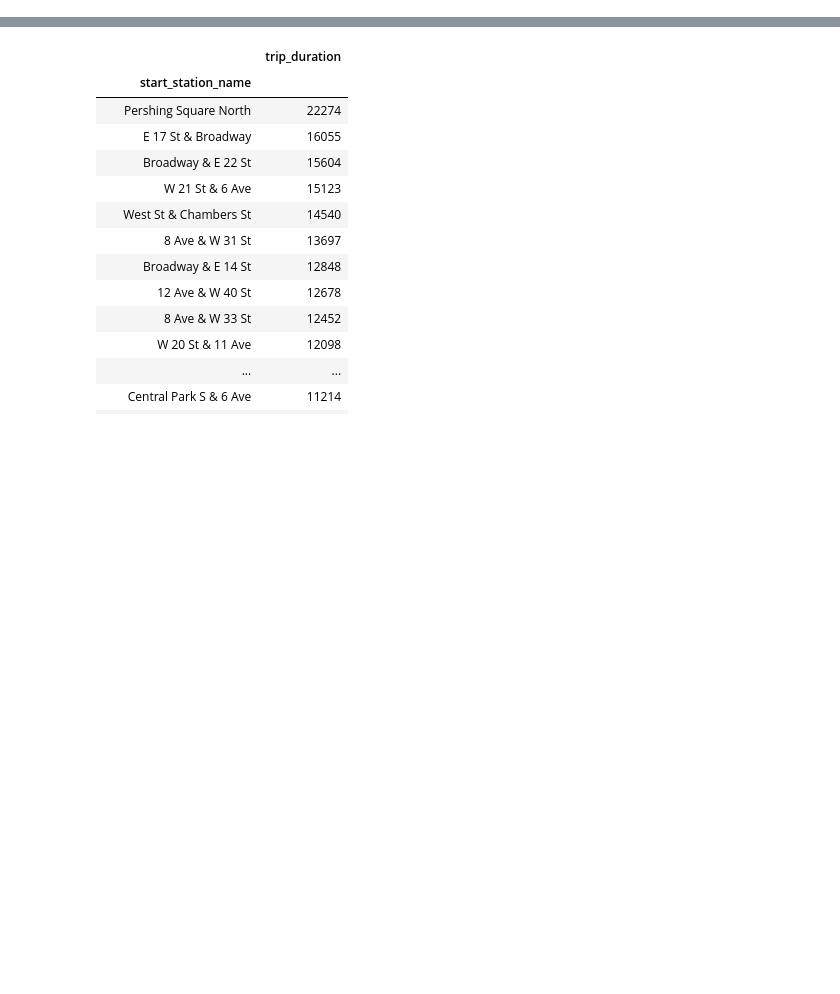
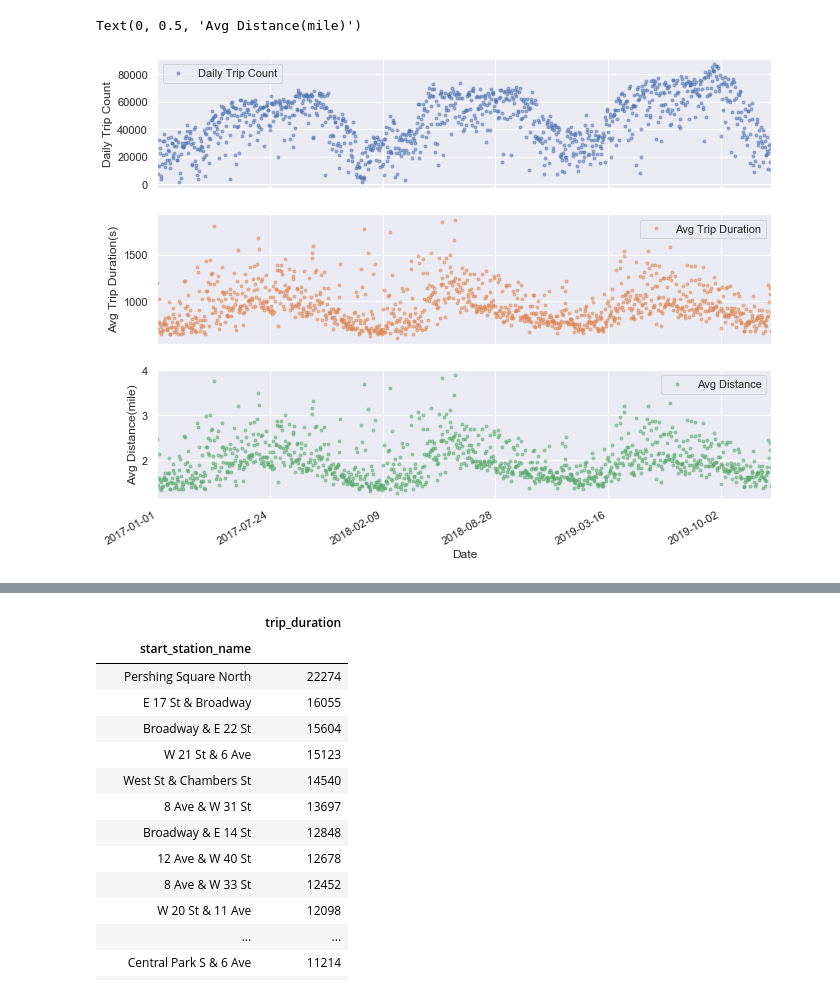
Before and after one commit to zhangym1256/Citi-Bike-Capstone, a Jupyter notebook: may/data_extraction.ipynb, the cells around one changed output, grey strips where cells are left out. Drawn from its saved outputs; the diff is of its cells as text; code cells hidden in the pictures; blank space fills up the shorter version.

```diff
--- a/may/data_extraction.ipynb
+++ b/may/data_extraction.ipynb
@@ -217,0 +170,6 @@ Index(['trip_duration', 'starttime', 'stoptime', 'start_station_ID',
+# %%
+# Time Series of Trip Count
+daily_trip = train_df_weather[['start_date','trip_per_day','daily_avg_trip_duration','daily_avg_distance']].sort_values(by='start_date')
+daily_trip.columns = ['Date','Daily Trip Count','Avg Trip Duration','Avg Distance']
+daily_trip = daily_trip.groupby('Date').agg('mean').reset_index().set_index('Date')
+daily_trip
@@ -217,0 +191,10 @@ Index(['trip_duration', 'starttime', 'stoptime', 'start_station_ID',
+# %%
+sns.set(rc={'figure.figsize':(11, 4)})
+cols_plot = ['Daily Trip Count','Avg Trip Duration','Avg Distance']
+axes = daily_trip[cols_plot].plot(marker='.', alpha=0.5, linestyle='None', figsize=(11, 9), subplots=True)
+axes[0].set_ylabel('Daily Trip Count')
+axes[1].set_ylabel('Avg Trip Duration(s)')
+axes[2].set_ylabel('Avg Distance(mile)')
+# %% [output]
+Text(0, 0.5, 'Avg Distance(mile)')
+[figure, added]
```
Also changed, not shown: parts of 49 cells of this notebook.
